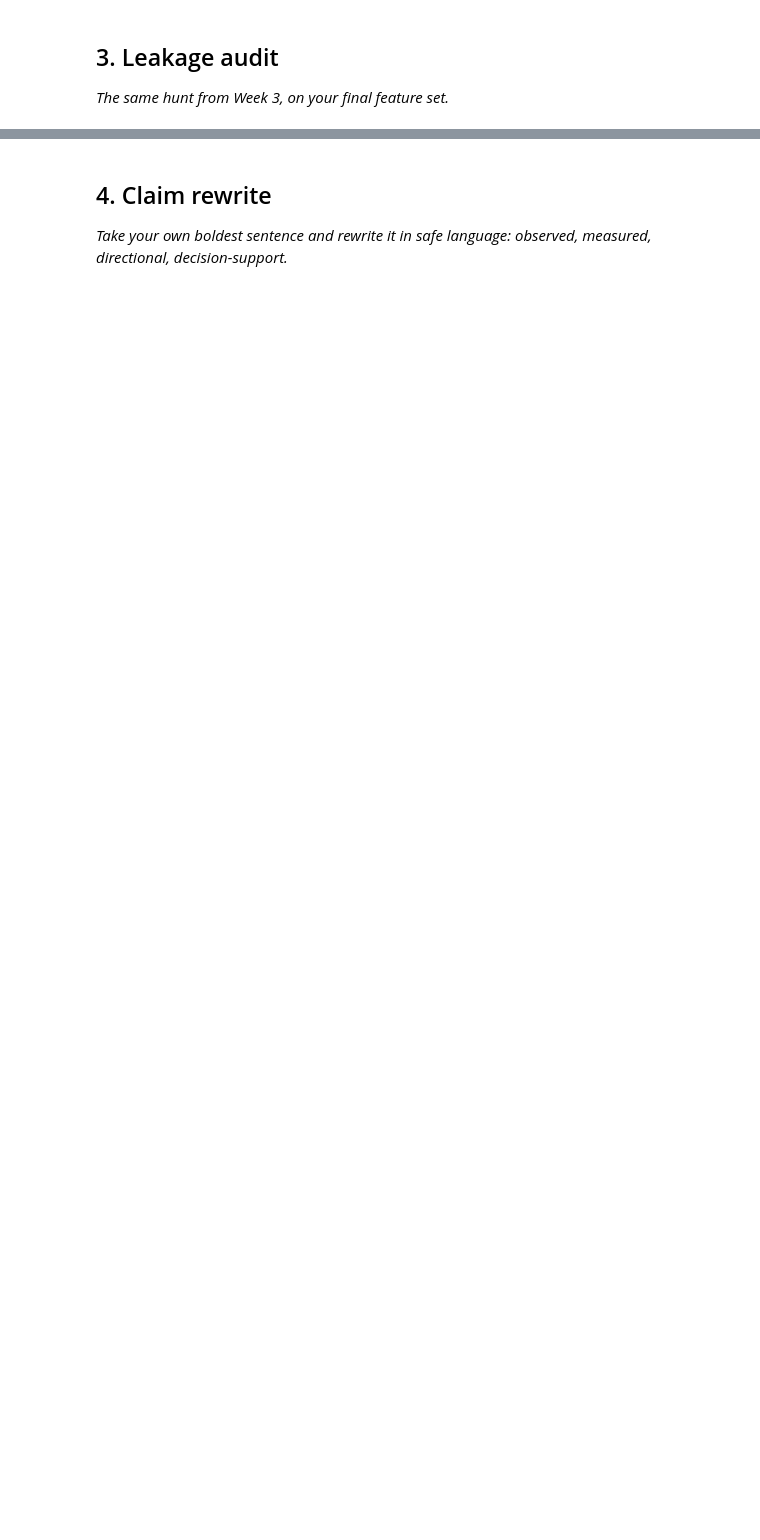
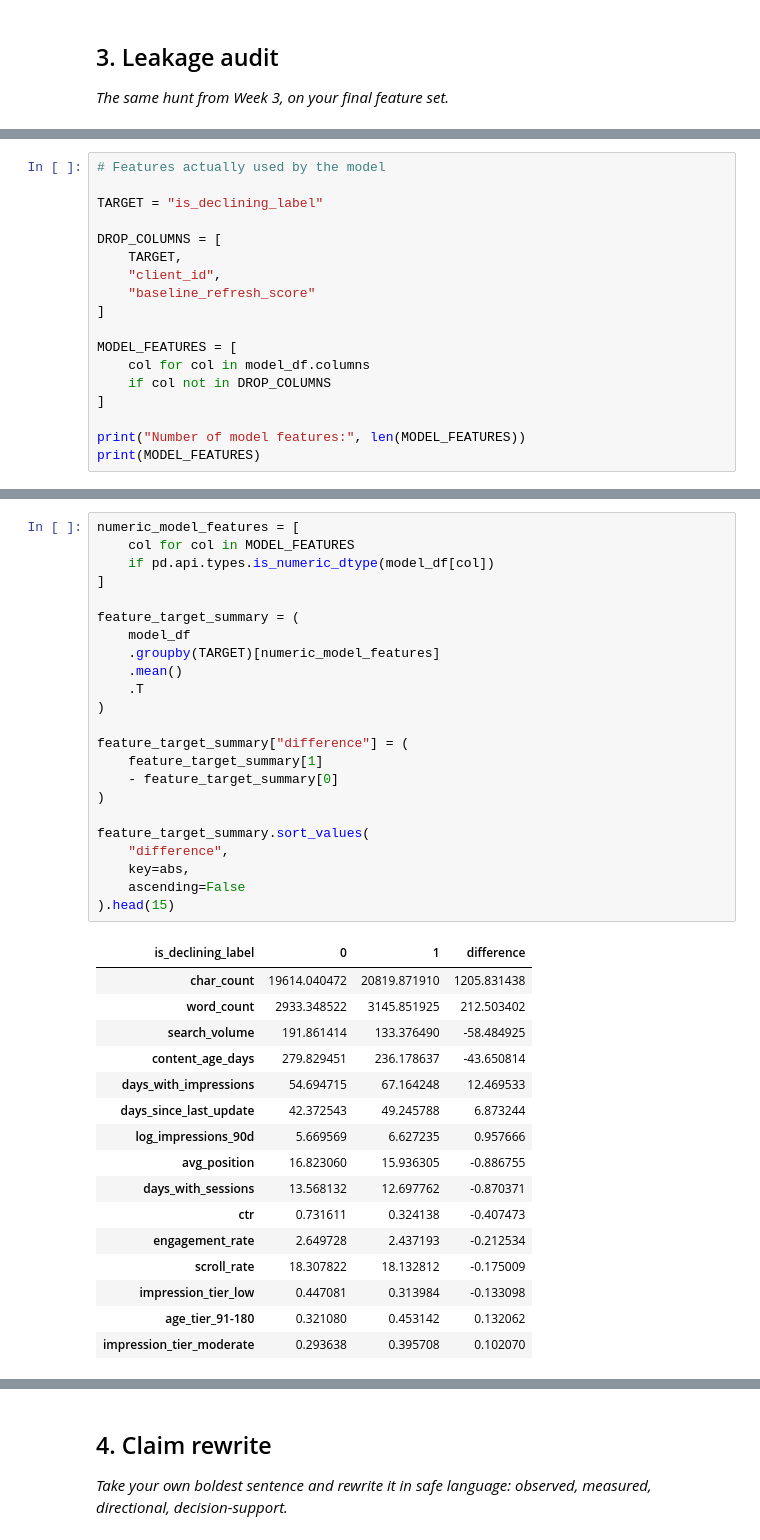
Before and after one commit to Teninlanimi/flyrank-internship-ml, a Jupyter notebook: work/notebooks/w06_validation_audit.ipynb, the cells around one changed output, grey strips where cells are left out. Saved outputs shown, nothing was run; the diff lists cells and outputs as text; blank space fills up the shorter version.

```diff
--- a/work/notebooks/w06_validation_audit.ipynb
+++ b/work/notebooks/w06_validation_audit.ipynb
@@ -30,0 +760,18 @@ import pandas as pd
+# %%
+# Features actually used by the model
+
+TARGET = "is_declining_label"
+
+DROP_COLUMNS = [
+    TARGET,
+    "client_id",
+    "baseline_refresh_score"
+]
+
+MODEL_FEATURES = [
+    col for col in model_df.columns
+    if col not in DROP_COLUMNS
+]
+
+print("Number of model features:", len(MODEL_FEATURES))
+print(MODEL_FEATURES)
@@ -30,0 +823,40 @@ import pandas as pd
+# %%
+numeric_model_features = [
+    col for col in MODEL_FEATURES
+    if pd.api.types.is_numeric_dtype(model_df[col])
+]
+
+feature_target_summary = (
+    model_df
+    .groupby(TARGET)[numeric_model_features]
+    .mean()
+    .T
+)
+
+feature_target_summary["difference"] = (
+    feature_target_summary[1]
+    - feature_target_summary[0]
+)
+
+feature_target_summary.sort_values(
+    "difference",
+    key=abs,
+    ascending=False
+).head(15)
+# %% [output]
+| is_declining_label | 0 | 1 | difference |
+| char_count | 19614.040472 | 20819.871910 | 1205.831438 |
+| word_count | 2933.348522 | 3145.851925 | 212.503402 |
+| search_volume | 191.861414 | 133.376490 | -58.484925 |
+| content_age_days | 279.829451 | 236.178637 | -43.650814 |
+| days_with_impressions | 54.694715 | 67.164248 | 12.469533 |
+| days_since_last_update | 42.372543 | 49.245788 | 6.873244 |
+| log_impressions_90d | 5.669569 | 6.627235 | 0.957666 |
+| avg_position | 16.823060 | 15.936305 | -0.886755 |
+| days_with_sessions | 13.568132 | 12.697762 | -0.870371 |
+| ctr | 0.731611 | 0.324138 | -0.407473 |
+| engagement_rate | 2.649728 | 2.437193 | -0.212534 |
+| scroll_rate | 18.307822 | 18.132812 | -0.175009 |
+| impression_tier_low | 0.447081 | 0.313984 | -0.133098 |
+| age_tier_91-180 | 0.321080 | 0.453142 | 0.132062 |
+| impression_tier_moderate | 0.293638 | 0.395708 | 0.102070 |
```
Also changed, not shown: parts of 40 cells of this notebook.
